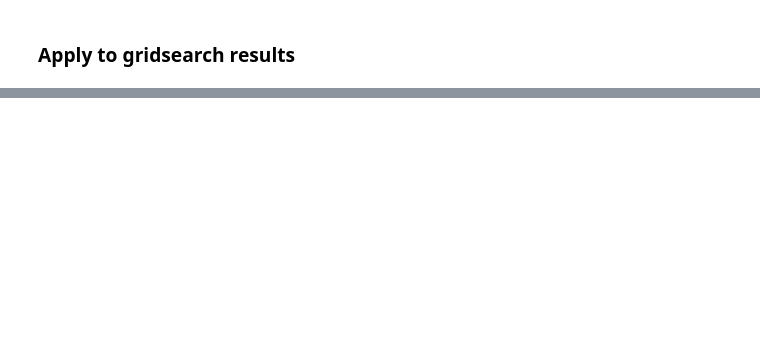
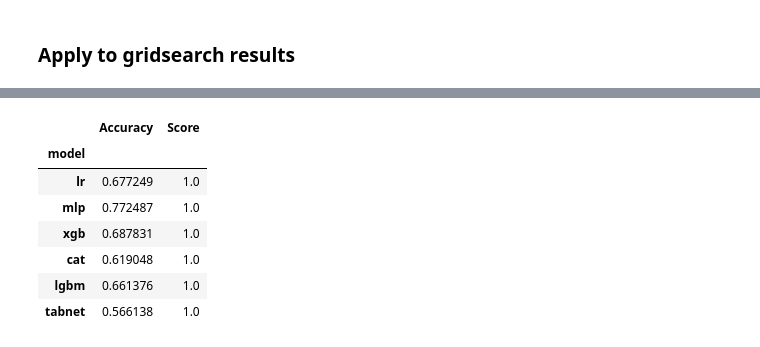
Before and after one commit to enemy537/callmefair, a Jupyter notebook: examples/notebooks/results_view_ploty.ipynb, the cells around one changed output, grey strips where cells are left out. Saved outputs shown, nothing was run; the diff lists cells and outputs as text; code cells hidden in the pictures; blank space fills up the shorter version.

```diff
--- a/examples/notebooks/results_view_ploty.ipynb
+++ b/examples/notebooks/results_view_ploty.ipynb
@@ -603,12 +667,22 @@ pio.write_image(fig, "fair_metrics_wids.png", width=3.5*300, height=2.5*300, sca
 # %%
-df_baseline = pd.read_excel('./farzaneh_data.xlsx', sheet_name='baseline-Stroke')
-df_BM = pd.read_excel('./farzaneh_data.xlsx', sheet_name='pre-post-Stroke')
+# Original input './farzaneh_data.xlsx' (sheets 'baseline-Stroke', 'pre-post-Stroke') is not in the repo.
+# Rebuild the same two frames from the shipped stroke (age) grid-search output.
+_s = pd.read_csv('../script/results/aggregated_stroke_age.csv').dropna(subset=['acc', 'fair_score'])
+_s['Model'], _s['Accuracy'], _s['Score'] = _s['model'], _s['acc'], _s['fair_score']
+df_BM = _s[_s.BM.isin(TECH_MAP) & _s.model.isin(MODELS6)].drop_duplicates(subset=['model', 'BM']).copy()
 
-models = df_BM.Model.unique().tolist()
-
-df_baseline = df_baseline.T.loc[:, df_baseline.T.columns.intersection([0,7])]
-df_baseline.columns = df_baseline.iloc[0]
-df_baseline = df_baseline[1:]
-df_baseline.reset_index()
+models = [m for m in MODELS6 if m in df_BM.Model.unique()]
+df_baseline = (_s[_s.BM == 'baseline'].drop_duplicates(subset=['model']).set_index('model')
+               .loc[models, ['Accuracy', 'Score']])
+df_baseline
+# %% [output]
+|  | Accuracy | Score |
+| model |  |  |
+| lr | 0.677249 | 1.0 |
+| mlp | 0.772487 | 1.0 |
+| xgb | 0.687831 | 1.0 |
+| cat | 0.619048 | 1.0 |
+| lgbm | 0.661376 | 1.0 |
+| tabnet | 0.566138 | 1.0 |
 # %%
 df_baseline.Accuracy.max()
```
Also changed, not shown: parts of 10 cells of this notebook, 20 other files.
